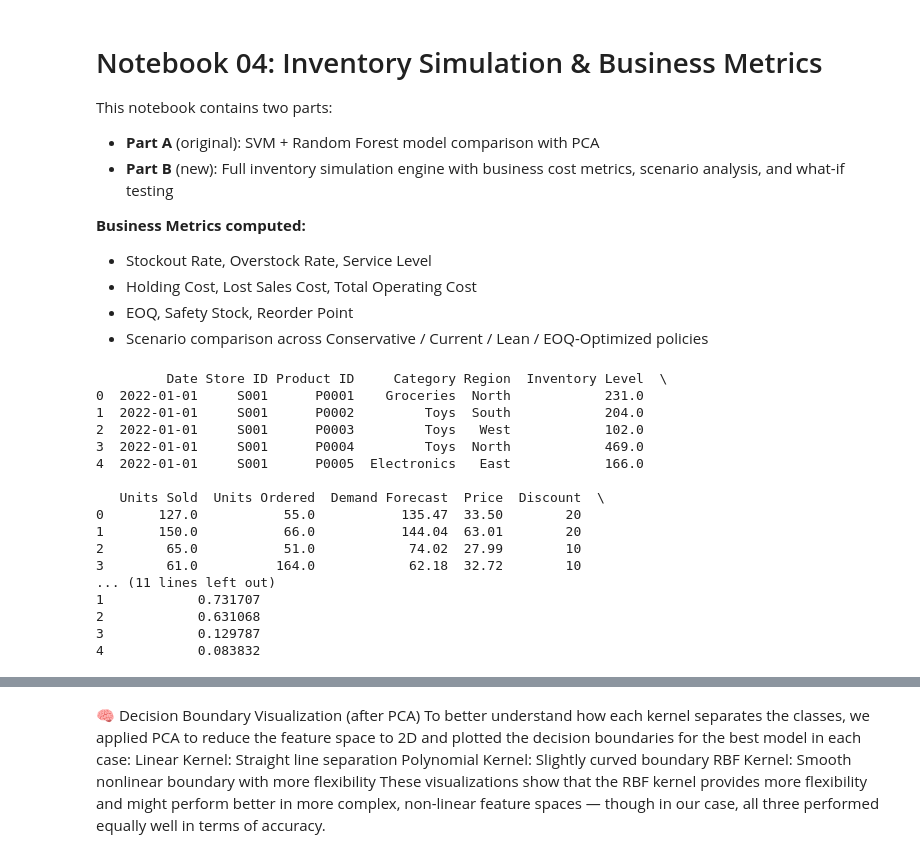
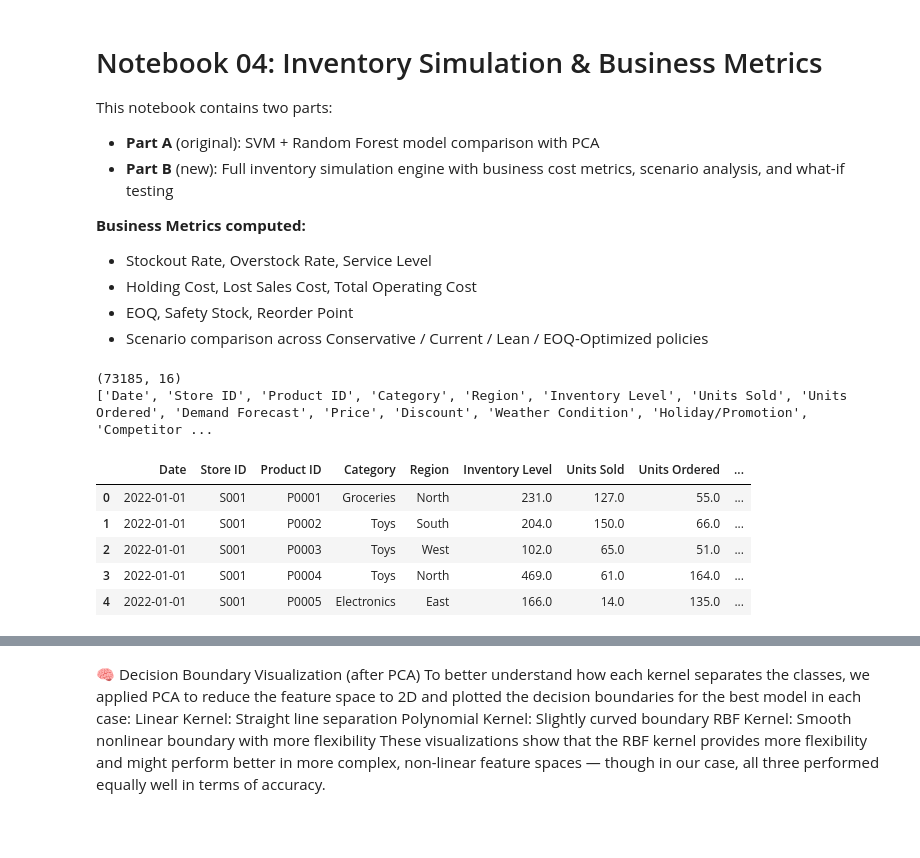
Before and after one commit to sakshiasati17/SupplychainoptimisationusingAI, a Jupyter notebook: notebooks/04_Inventory_Simulation_Business_Metrics.ipynb, the cells around one changed output, grey strips where cells are left out. Saved outputs shown, nothing was run; the diff lists cells and outputs as text; code cells hidden in the pictures; blank space fills up the shorter version.

```diff
--- a/notebooks/04_Inventory_Simulation_Business_Metrics.ipynb
+++ b/notebooks/04_Inventory_Simulation_Business_Metrics.ipynb
@@ -19,27 +21,21 @@ from sklearn.svm import SVC
 from sklearn.metrics import confusion_matrix, classification_report, accuracy_score, ConfusionMatrixDisplay
 from sklearn.decomposition import PCA
 from sklearn.ensemble import RandomForestClassifier
-# %%
-df = pd.read_csv('cleaned_retail_data-2.csv')
-print(df.head())
-# %% [output]
-         Date Store ID Product ID     Category Region  Inventory Level  \
-0  2022-01-01     S001      P0001    Groceries  North            231.0
-1  2022-01-01     S001      P0002         Toys  South            204.0
-2  2022-01-01     S001      P0003         Toys   West            102.0
-3  2022-01-01     S001      P0004         Toys  North            469.0
-4  2022-01-01     S001      P0005  Electronics   East            166.0
-
-   Units Sold  Units Ordered  Demand Forecast  Price  Discount  \
-0       127.0           55.0           135.47  33.50        20
-1       150.0           66.0           144.04  63.01        20
-2        65.0           51.0            74.02  27.99        10
-3        61.0          164.0            62.18  32.72        10
-... (11 lines left out)
-1            0.731707
-2            0.631068
-3            0.129787
-4            0.083832
+# %%
+df = pd.read_csv('../data/raw/retail_store_inventory.csv')
+df['Inventory_Turnover'] = df['Units Sold'] / (df['Inventory Level'] + 1)
+print(df.shape)
+print(df.columns.tolist())
+df.head()
+# %% [output]
+(73185, 16)
+['Date', 'Store ID', 'Product ID', 'Category', 'Region', 'Inventory Level', 'Units Sold', 'Units Ordered', 'Demand Forecast', 'Price', 'Discount', 'Weather Condition', 'Holiday/Promotion', 'Competitor ...
+|  | Date | Store ID | Product ID | Category | Region | Inventory Level | Units Sold | Units Ordered | ... |
+| 0 | 2022-01-01 | S001 | P0001 | Groceries | North | 231.0 | 127.0 | 55.0 | ... |
+| 1 | 2022-01-01 | S001 | P0002 | Toys | South | 204.0 | 150.0 | 66.0 | ... |
+| 2 | 2022-01-01 | S001 | P0003 | Toys | West | 102.0 | 65.0 | 51.0 | ... |
+| 3 | 2022-01-01 | S001 | P0004 | Toys | North | 469.0 | 61.0 | 164.0 | ... |
+| 4 | 2022-01-01 | S001 | P0005 | Electronics | East | 166.0 | 14.0 | 135.0 | ... |
 # %%
 
 
```
Also changed, not shown: parts of 30 cells of this notebook.
